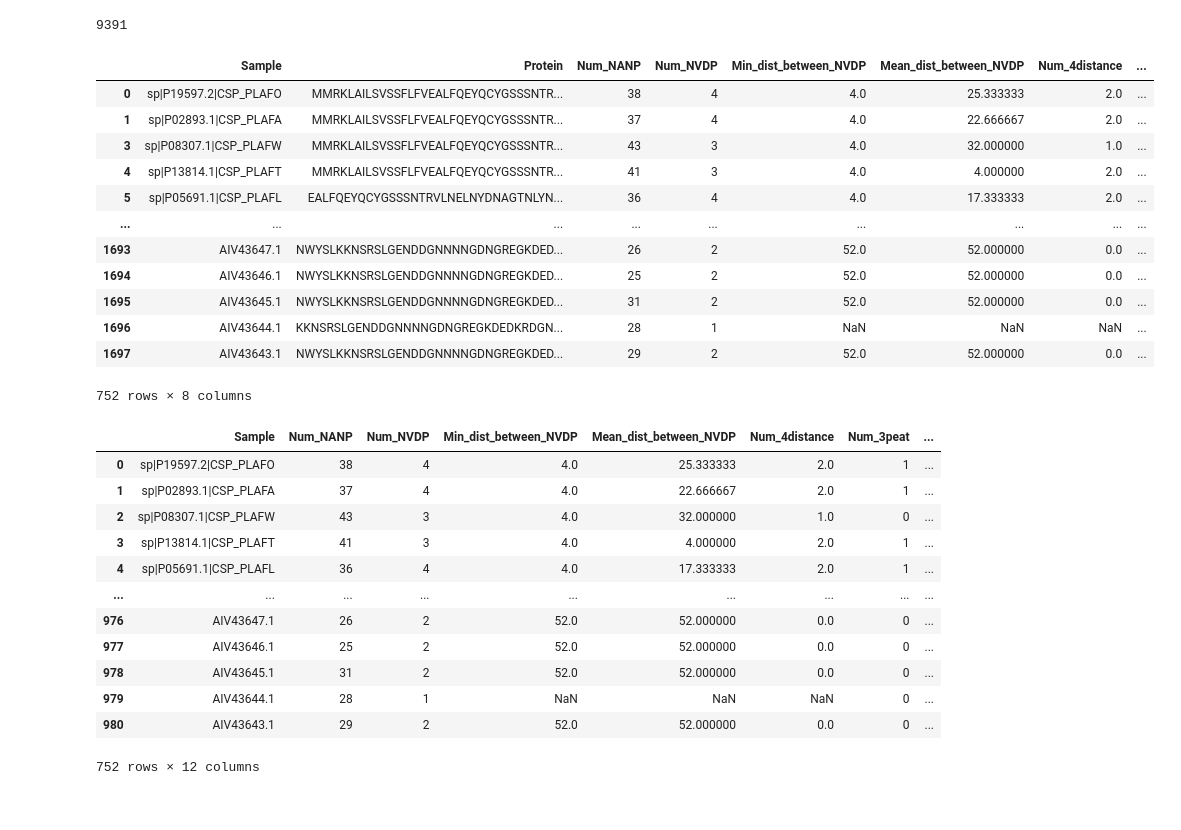
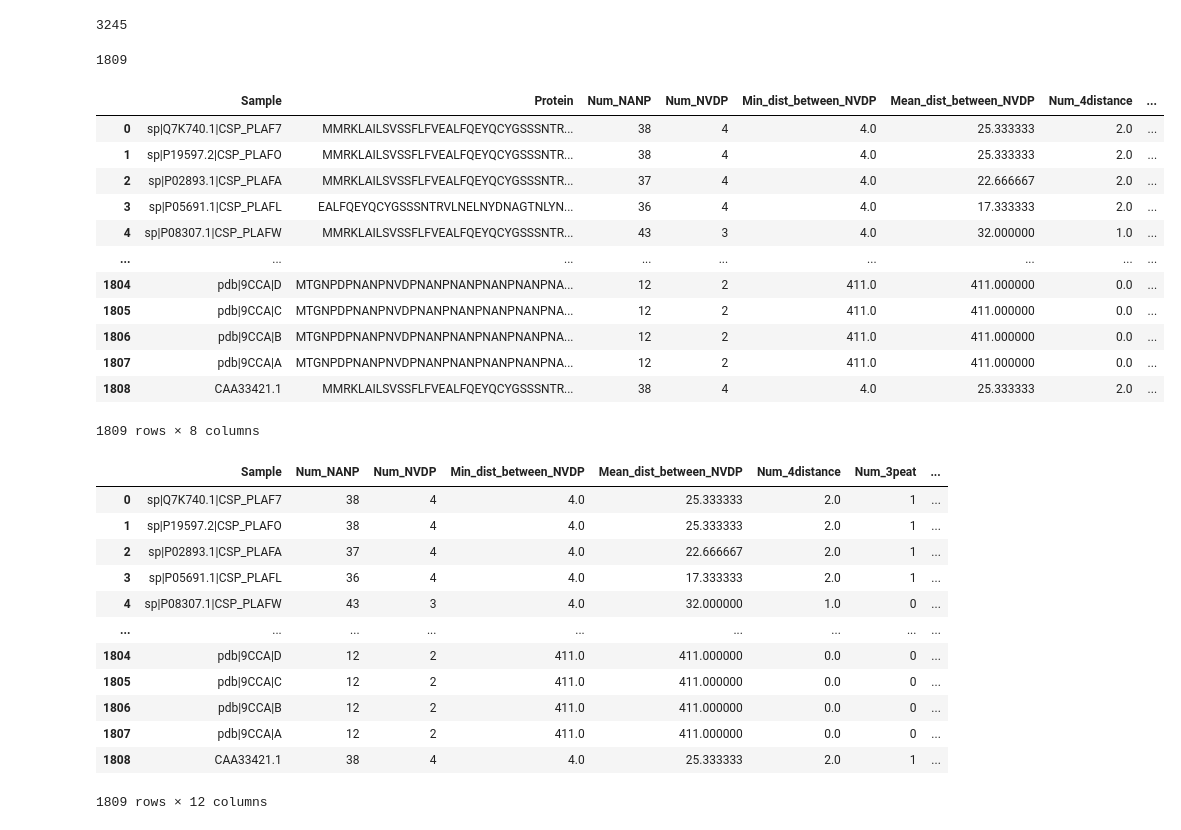
Before and after one commit to pablocarderam/csp_repeat_analysis, a Jupyter notebook: src/Genbank_CSP.ipynb, the cells around one changed output. Drawn from its saved outputs; the diff is of its cells as text; code cells hidden in the pictures.

```diff
--- a/src/Genbank_CSP.ipynb
+++ b/src/Genbank_CSP.ipynb
@@ -110,14 +110,9 @@ for fasta in fasta_sequences:
     ids.append(str(fasta.id))
     seqs.append(str(fasta.seq))
 
-fasta_sequences = SeqIO.parse(open("genbank_proteins_nt.fasta"),'fasta')
-for fasta in fasta_sequences:
-    ids.append(str(fasta.id))
-    seqs.append(str(fasta.seq))
-
 len(seqs)
 # %% [output]
-9391
+3245
 # %%
 # Now we analyze the numbers and types of repeats
 
@@ -160,46 +155,47 @@ def meanRepeatDist(frags):
 '''
 Number of instances in which two repeats are separated by a specific number of
 aa when given the list of sequences between repeats
 '''
 def numAtDistance(frags,d=4):
     if len(frags) > 2:
         return np.count_nonzero( np.array( [ len(frag) for frag in frags[1:-1] ] ) == d )
     else:
         return np.nan
 
 # Compute values
 dat['Min_dist_between_'+rep_seq] = spl.apply( minRepeatDist )
 dat['Mean_dist_between_'+rep_seq] = spl.apply( meanRepeatDist )
 dat['Num_4distance'] = spl.apply( numAtDistance )
 dat['Num_3peat'] = dat['Protein'].str.count(threepeat_seq)
 
 # Clean dataset
 dat = dat.loc[dat['Protein'].str.len()>50,]
     # Delete proteins that are too short
 dat = dat.loc[dat['Num_NANP']>1,]
     # delete sequences with no coverage of NANP repeat region
 dat = dat.loc[dat['Protein'].str.find('NANP')>3,]
     # delete sequences with incomplete coverage of NANP region
     # (starts in repeat region already)
 
 dat = dat.reset_index(drop=True)
-dat = dat.drop_duplicates(['Protein'])
+print(len(dat))
 
 dat
 # %% [output]
+1809
 |  | Sample | Protein | Num_NANP | Num_NVDP | Min_dist_between_NVDP | Mean_dist_between_NVDP | Num_4distance | ... |
-| 0 | sp|P19597.2|CSP_PLAFO | MMRKLAILSVSSFLFVEALFQEYQCYGSSSNTR... | 38 | 4 | 4.0 | 25.333333 | 2.0 | ... |
-| 1 | sp|P02893.1|CSP_PLAFA | MMRKLAILSVSSFLFVEALFQEYQCYGSSSNTR... | 37 | 4 | 4.0 | 22.666667 | 2.0 | ... |
-| 3 | sp|P08307.1|CSP_PLAFW | MMRKLAILSVSSFLFVEALFQEYQCYGSSSNTR... | 43 | 3 | 4.0 | 32.000000 | 1.0 | ... |
-| 4 | sp|P13814.1|CSP_PLAFT | MMRKLAILSVSSFLFVEALFQEYQCYGSSSNTR... | 41 | 3 | 4.0 | 4.000000 | 2.0 | ... |
-| 5 | sp|P05691.1|CSP_PLAFL | EALFQEYQCYGSSSNTRVLNELNYDNAGTNLYN... | 36 | 4 | 4.0 | 17.333333 | 2.0 | ... |
+| 0 | sp|Q7K740.1|CSP_PLAF7 | MMRKLAILSVSSFLFVEALFQEYQCYGSSSNTR... | 38 | 4 | 4.0 | 25.333333 | 2.0 | ... |
+| 1 | sp|P19597.2|CSP_PLAFO | MMRKLAILSVSSFLFVEALFQEYQCYGSSSNTR... | 38 | 4 | 4.0 | 25.333333 | 2.0 | ... |
+| 2 | sp|P02893.1|CSP_PLAFA | MMRKLAILSVSSFLFVEALFQEYQCYGSSSNTR... | 37 | 4 | 4.0 | 22.666667 | 2.0 | ... |
+| 3 | sp|P05691.1|CSP_PLAFL | EALFQEYQCYGSSSNTRVLNELNYDNAGTNLYN... | 36 | 4 | 4.0 | 17.333333 | 2.0 | ... |
+| 4 | sp|P08307.1|CSP_PLAFW | MMRKLAILSVSSFLFVEALFQEYQCYGSSSNTR... | 43 | 3 | 4.0 | 32.000000 | 1.0 | ... |
 | ... | ... | ... | ... | ... | ... | ... | ... | ... |
-| 1693 | AIV43647.1 | NWYSLKKNSRSLGENDDGNNNNGDNGREGKDED... | 26 | 2 | 52.0 | 52.000000 | 0.0 | ... |
-| 1694 | AIV43646.1 | NWYSLKKNSRSLGENDDGNNNNGDNGREGKDED... | 25 | 2 | 52.0 | 52.000000 | 0.0 | ... |
-| 1695 | AIV43645.1 | NWYSLKKNSRSLGENDDGNNNNGDNGREGKDED... | 31 | 2 | 52.0 | 52.000000 | 0.0 | ... |
-| 1696 | AIV43644.1 | KKNSRSLGENDDGNNNNGDNGREGKDEDKRDGN... | 28 | 1 | NaN | NaN | NaN | ... |
-| 1697 | AIV43643.1 | NWYSLKKNSRSLGENDDGNNNNGDNGREGKDED... | 29 | 2 | 52.0 | 52.000000 | 0.0 | ... |
+| 1804 | pdb|9CCA|D | MTGNPDPNANPNVDPNANPNANPNANPNANPNA... | 12 | 2 | 411.0 | 411.000000 | 0.0 | ... |
+| 1805 | pdb|9CCA|C | MTGNPDPNANPNVDPNANPNANPNANPNANPNA... | 12 | 2 | 411.0 | 411.000000 | 0.0 | ... |
+| 1806 | pdb|9CCA|B | MTGNPDPNANPNVDPNANPNANPNANPNANPNA... | 12 | 2 | 411.0 | 411.000000 | 0.0 | ... |
+| 1807 | pdb|9CCA|A | MTGNPDPNANPNVDPNANPNANPNANPNANPNA... | 12 | 2 | 411.0 | 411.000000 | 0.0 | ... |
+| 1808 | CAA33421.1 | MMRKLAILSVSSFLFVEALFQEYQCYGSSSNTR... | 38 | 4 | 4.0 | 25.333333 | 2.0 | ... |
-752 rows × 8 columns
+1809 rows × 8 columns
 # %%
 # Now we scrape information on region of sample provenance obtained from GenBank
 
@@ -212,15 +208,15 @@ dat = dat.drop(columns=['Protein_y','Protein_x']).drop_duplicates()
 dat
 # %% [output]
 |  | Sample | Num_NANP | Num_NVDP | Min_dist_between_NVDP | Mean_dist_between_NVDP | Num_4distance | Num_3peat | ... |
-| 0 | sp|P19597.2|CSP_PLAFO | 38 | 4 | 4.0 | 25.333333 | 2.0 | 1 | ... |
-| 1 | sp|P02893.1|CSP_PLAFA | 37 | 4 | 4.0 | 22.666667 | 2.0 | 1 | ... |
-| 2 | sp|P08307.1|CSP_PLAFW | 43 | 3 | 4.0 | 32.000000 | 1.0 | 0 | ... |
-| 3 | sp|P13814.1|CSP_PLAFT | 41 | 3 | 4.0 | 4.000000 | 2.0 | 1 | ... |
-| 4 | sp|P05691.1|CSP_PLAFL | 36 | 4 | 4.0 | 17.333333 | 2.0 | 1 | ... |
+| 0 | sp|Q7K740.1|CSP_PLAF7 | 38 | 4 | 4.0 | 25.333333 | 2.0 | 1 | ... |
+| 1 | sp|P19597.2|CSP_PLAFO | 38 | 4 | 4.0 | 25.333333 | 2.0 | 1 | ... |
+| 2 | sp|P02893.1|CSP_PLAFA | 37 | 4 | 4.0 | 22.666667 | 2.0 | 1 | ... |
+| 3 | sp|P05691.1|CSP_PLAFL | 36 | 4 | 4.0 | 17.333333 | 2.0 | 1 | ... |
+| 4 | sp|P08307.1|CSP_PLAFW | 43 | 3 | 4.0 | 32.000000 | 1.0 | 0 | ... |
 | ... | ... | ... | ... | ... | ... | ... | ... | ... |
-| 976 | AIV43647.1 | 26 | 2 | 52.0 | 52.000000 | 0.0 | 0 | ... |
-| 977 | AIV43646.1 | 25 | 2 | 52.0 | 52.000000 | 0.0 | 0 | ... |
-| 978 | AIV43645.1 | 31 | 2 | 52.0 | 52.000000 | 0.0 | 0 | ... |
-| 979 | AIV43644.1 | 28 | 1 | NaN | NaN | NaN | 0 | ... |
-| 980 | AIV43643.1 | 29 | 2 | 52.0 | 52.000000 | 0.0 | 0 | ... |
+| 1804 | pdb|9CCA|D | 12 | 2 | 411.0 | 411.000000 | 0.0 | 0 | ... |
+| 1805 | pdb|9CCA|C | 12 | 2 | 411.0 | 411.000000 | 0.0 | 0 | ... |
+| 1806 | pdb|9CCA|B | 12 | 2 | 411.0 | 411.000000 | 0.0 | 0 | ... |
+| 1807 | pdb|9CCA|A | 12 | 2 | 411.0 | 411.000000 | 0.0 | 0 | ... |
+| 1808 | CAA33421.1 | 38 | 4 | 4.0 | 25.333333 | 2.0 | 1 | ... |
-752 rows × 12 columns
+1809 rows × 12 columns
```
Also changed, not shown: parts of 3 cells of this notebook, 6 other files.
